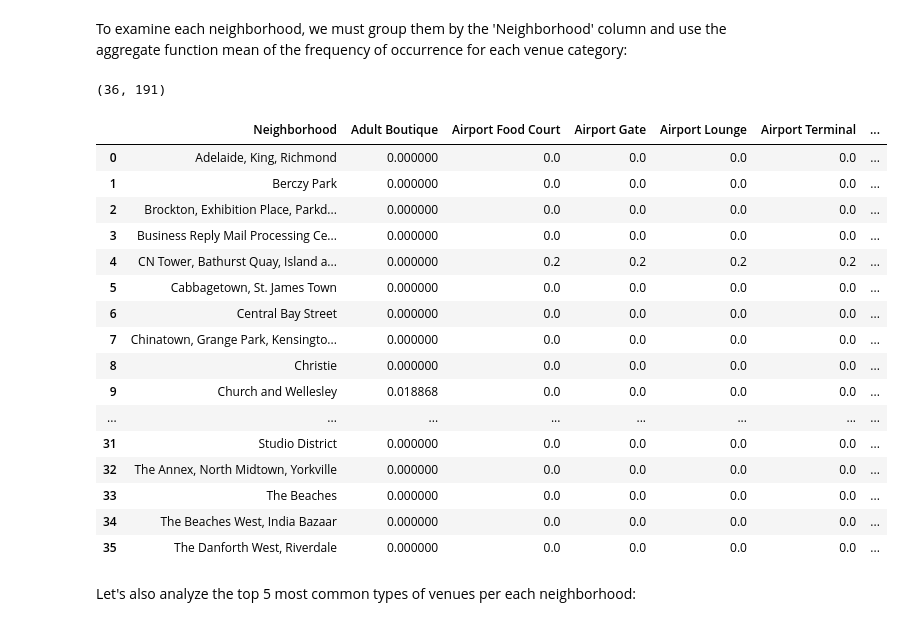
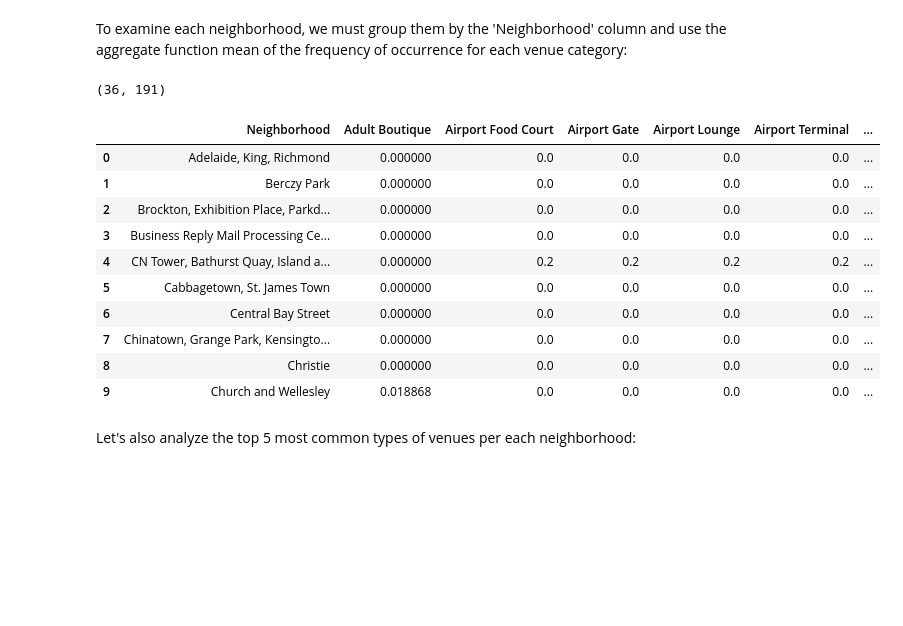
Before and after one commit to ETR09/API-Scraping-and-K-means-Clustering-Analysis-of-Toronto-Neighborhoods, a Jupyter notebook: W3 Assignment - Segmenting and Clustering Neighborhoods in Toronto, Canada.ipynb, the cells around one changed output. Drawn from its saved outputs; the diff is of its cells as text; code cells hidden in the pictures; blank space fills up the shorter version.

```diff
--- a/W3 Assignment - Segmenting and Clustering Neighborhoods in Toronto, Canada.ipynb
+++ b/W3 Assignment - Segmenting and Clustering Neighborhoods in Toronto, Canada.ipynb
@@ -386,27 +348,21 @@ To examine each neighborhood, we must group them by the 'Neighborhood' column an
 # %%
 toronto_grouped = toronto_onehot.groupby('Neighborhood').mean().reset_index()
 
 print(toronto_grouped.shape)
-toronto_grouped
+toronto_grouped.head(10)
 # %% [output]
 (36, 191)
 |  | Neighborhood | Adult Boutique | Airport Food Court | Airport Gate | Airport Lounge | Airport Terminal | ... |
 | 0 | Adelaide, King, Richmond | 0.000000 | 0.0 | 0.0 | 0.0 | 0.0 | ... |
 | 1 | Berczy Park | 0.000000 | 0.0 | 0.0 | 0.0 | 0.0 | ... |
 | 2 | Brockton, Exhibition Place, Parkd... | 0.000000 | 0.0 | 0.0 | 0.0 | 0.0 | ... |
 | 3 | Business Reply Mail Processing Ce... | 0.000000 | 0.0 | 0.0 | 0.0 | 0.0 | ... |
 | 4 | CN Tower, Bathurst Quay, Island a... | 0.000000 | 0.2 | 0.2 | 0.2 | 0.2 | ... |
 | 5 | Cabbagetown, St. James Town | 0.000000 | 0.0 | 0.0 | 0.0 | 0.0 | ... |
 | 6 | Central Bay Street | 0.000000 | 0.0 | 0.0 | 0.0 | 0.0 | ... |
 | 7 | Chinatown, Grange Park, Kensingto... | 0.000000 | 0.0 | 0.0 | 0.0 | 0.0 | ... |
 | 8 | Christie | 0.000000 | 0.0 | 0.0 | 0.0 | 0.0 | ... |
 | 9 | Church and Wellesley | 0.018868 | 0.0 | 0.0 | 0.0 | 0.0 | ... |
-| ... | ... | ... | ... | ... | ... | ... | ... |
-| 31 | Studio District | 0.000000 | 0.0 | 0.0 | 0.0 | 0.0 | ... |
-| 32 | The Annex, North Midtown, Yorkville | 0.000000 | 0.0 | 0.0 | 0.0 | 0.0 | ... |
-| 33 | The Beaches | 0.000000 | 0.0 | 0.0 | 0.0 | 0.0 | ... |
-| 34 | The Beaches West, India Bazaar | 0.000000 | 0.0 | 0.0 | 0.0 | 0.0 | ... |
-| 35 | The Danforth West, Riverdale | 0.000000 | 0.0 | 0.0 | 0.0 | 0.0 | ... |
 # %% [markdown]
 Let's also analyze the top 5 most common types of venues per each neighborhood:
 # %%
```
Also changed, not shown: parts of 10 cells of this notebook.
